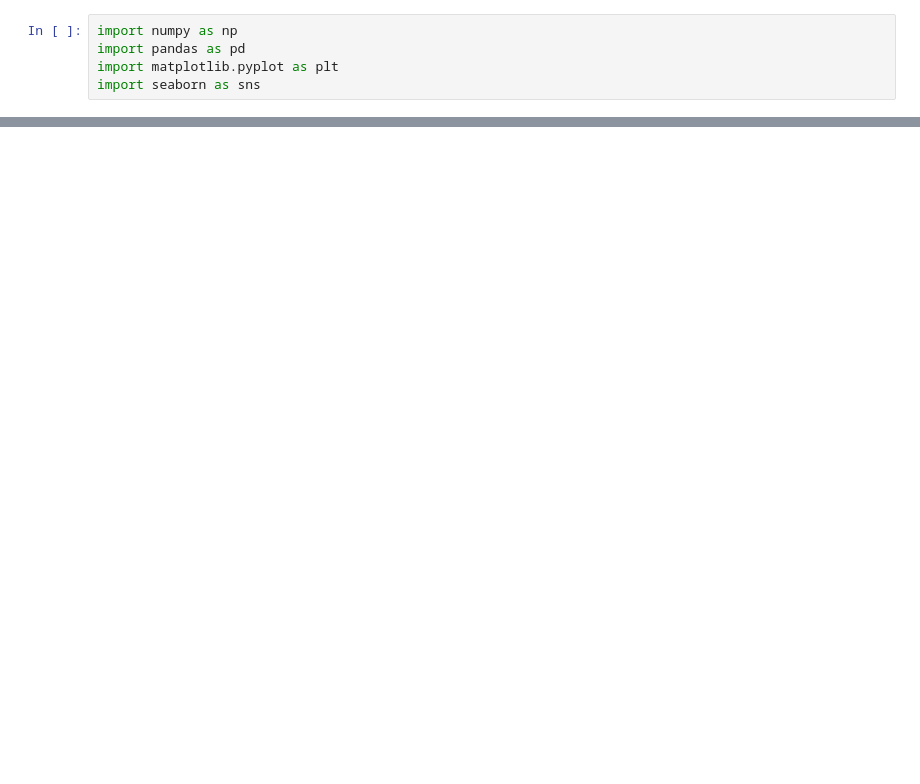
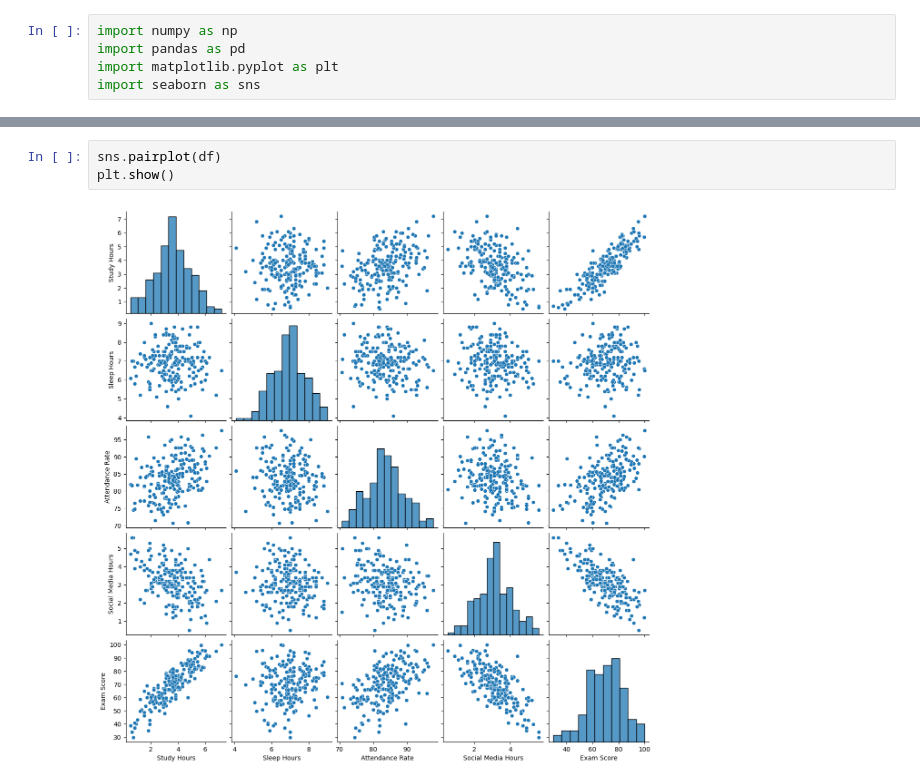
Before and after one commit to europecodingschool/ECS---VB---YZ---08.26, a Jupyter notebook: VB_YZ_Ders_9_.ipynb, the cells around one changed output, grey strips where cells are left out. Drawn from its saved outputs; the diff is of its cells as text; blank space fills up the shorter version.

```diff
--- a/VB_YZ_Ders_9_.ipynb
+++ b/VB_YZ_Ders_9_.ipynb
@@ -38,0 +61,5 @@ memory usage: 1.7 KB
+# %%
+sns.pairplot(df)
+plt.show()
+# %% [output]
+[figure, added]
```
Also changed, not shown: parts of 29 cells of this notebook.
